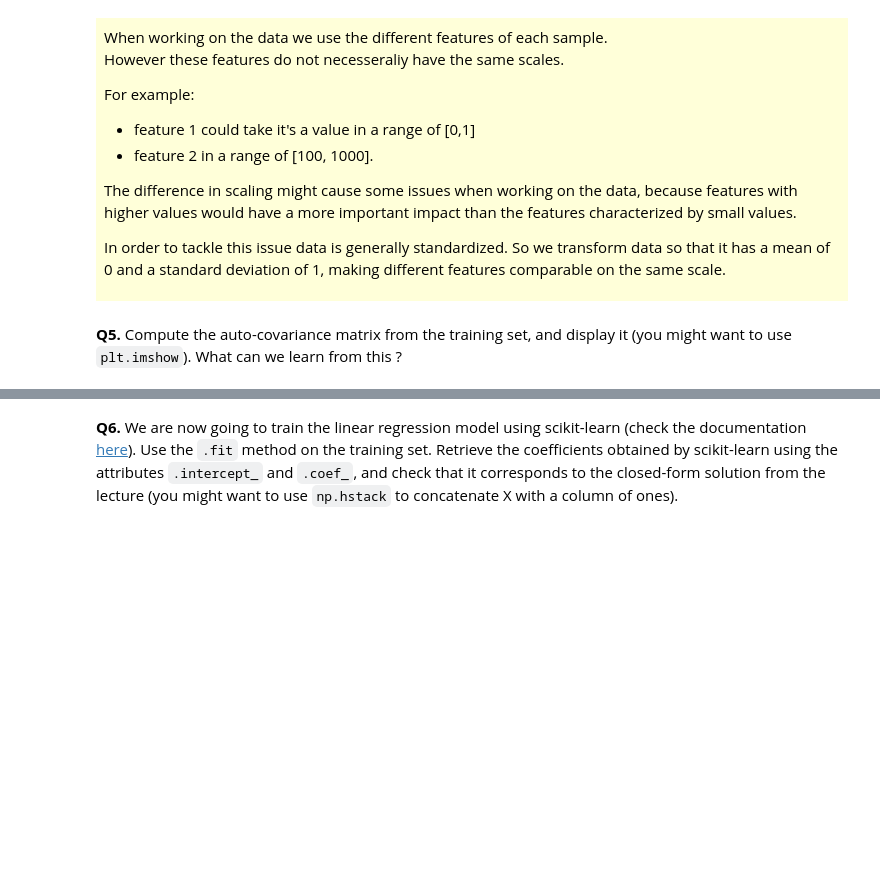
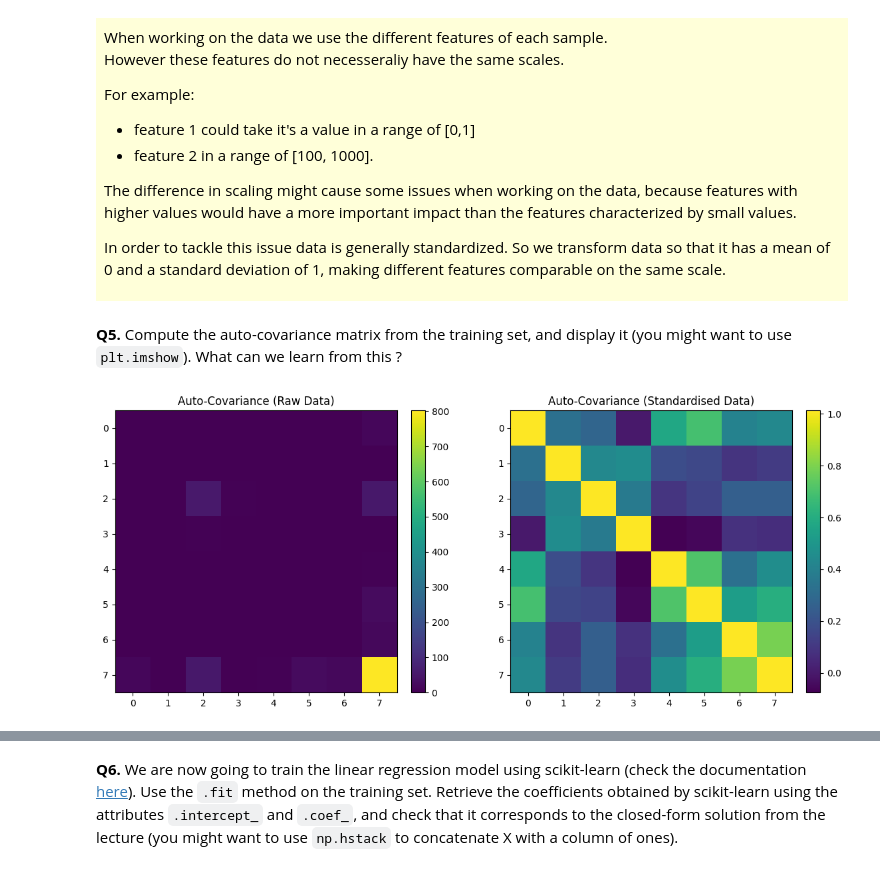
Before and after one commit to milanolivia/decision-apprentissage, a Jupyter notebook: lab1_AMORRI_MILANO/lab1.ipynb, the cells around one changed output, grey strips where cells are left out. Saved outputs shown, nothing was run; the diff lists cells and outputs as text; code cells hidden in the pictures; blank space fills up the shorter version.

```diff
--- a/lab1_AMORRI_MILANO/lab1.ipynb
+++ b/lab1_AMORRI_MILANO/lab1.ipynb
@@ -133,8 +133,24 @@ For example:
 # %% [markdown]
 **Q5.** Compute the auto-covariance matrix from the training set, and display it (you might want to use `plt.imshow`). What can we learn from this ?
 # %%
-##########
-## YOUR CODE HERE
-##########
+cov_matrix_std = np.cov(X_train_std, rowvar=False, bias=False)
+cov_matrix = np.cov(X_train, rowvar=False, bias=False)
+
+fig, axs = plt.subplots(1, 2, figsize=(12, 5))
+
+# Raw covariance
+im1 = axs[0].imshow(cov_matrix, cmap='viridis', interpolation='nearest')
+axs[0].set_title("Auto-Covariance (Raw Data)")
+plt.colorbar(im1, ax=axs[0], fraction=0.046, pad=0.04)
+
+# Standardised covariance
+im2 = axs[1].imshow(cov_matrix_std, cmap='viridis', interpolation='nearest')
+axs[1].set_title("Auto-Covariance (Standardised Data)")
+plt.colorbar(im2, ax=axs[1], fraction=0.046, pad=0.04)
+
+plt.tight_layout()
+plt.show()
+# %% [output]
+[figure, added]
 # %% [markdown]
 <div style="background-color: rgba(255, 255, 0, 0.15); padding: 8px;">
```
Also changed, not shown: parts of 11 cells of this notebook.
